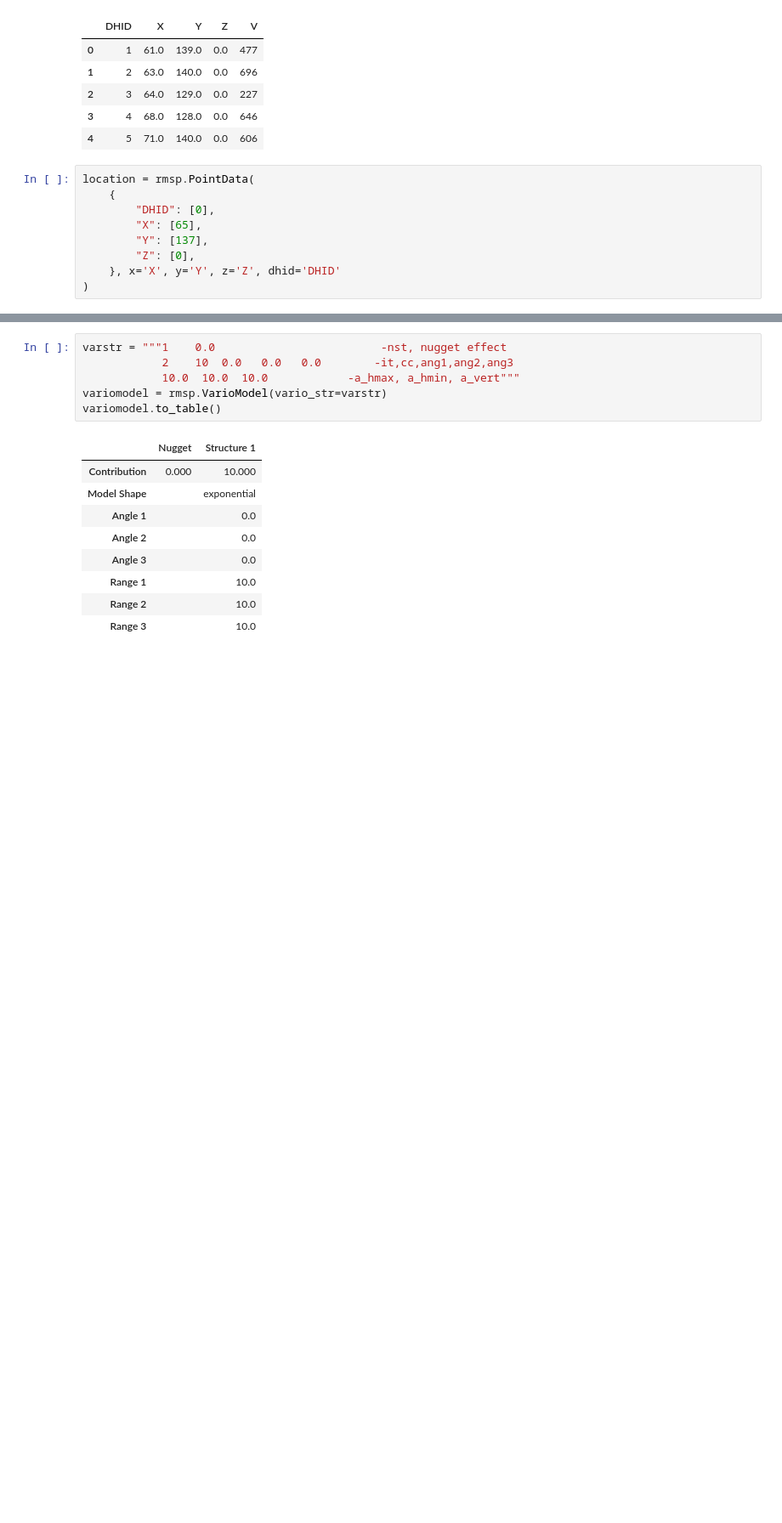
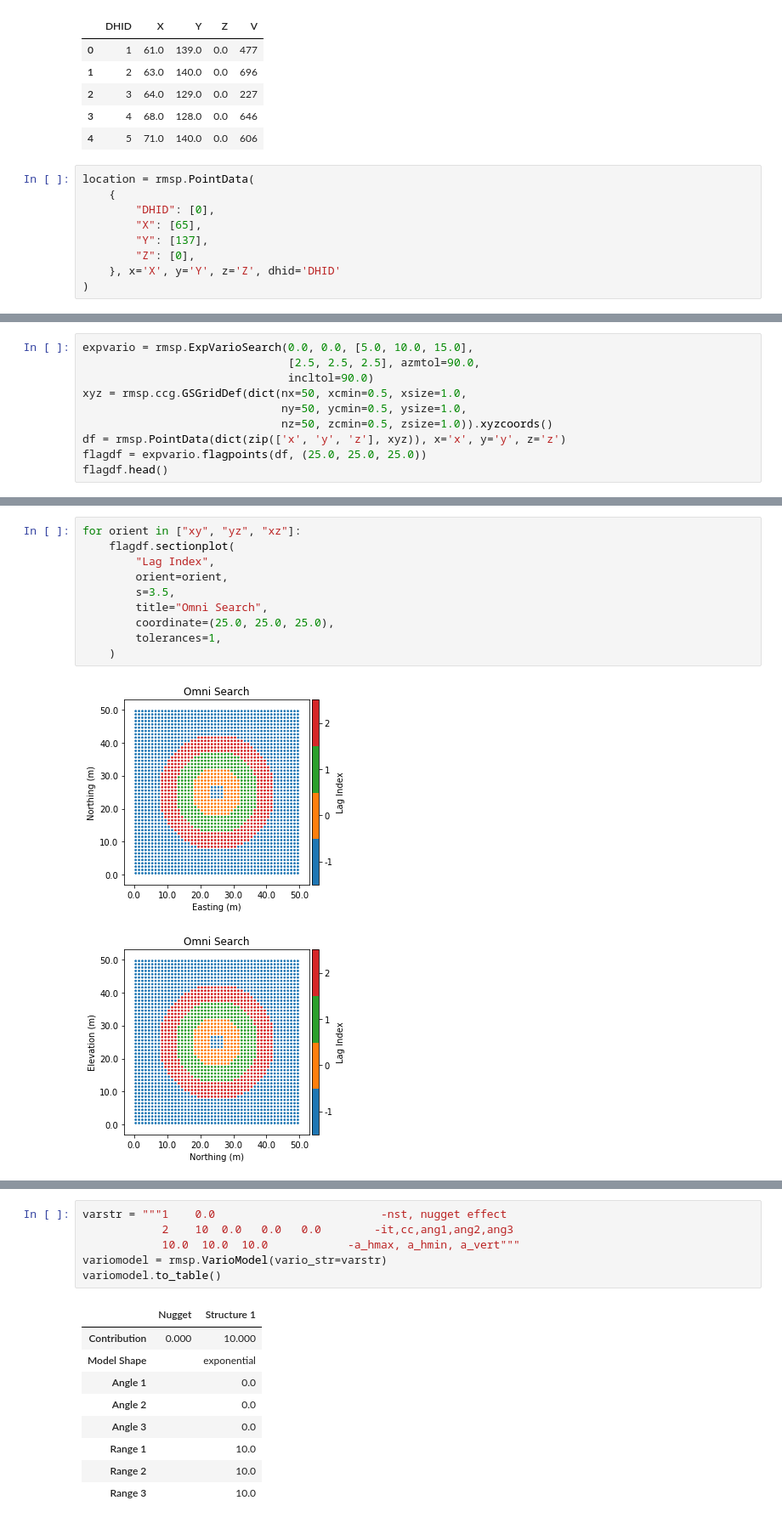
Before and after one commit to MHadavand/Lessons, a Jupyter notebook: Geostat/OK_Example.ipynb, the cells around one changed output, grey strips where cells are left out. Shown at 85% size. Saved outputs shown, nothing was run; the diff lists cells and outputs as text; blank space fills up the shorter version.

```diff
--- a/Geostat/OK_Example.ipynb
+++ b/Geostat/OK_Example.ipynb
@@ -57,0 +76,10 @@ location = rmsp.PointData(
+# %%
+expvario = rmsp.ExpVarioSearch(0.0, 0.0, [5.0, 10.0, 15.0],
+                               [2.5, 2.5, 2.5], azmtol=90.0,
+                               incltol=90.0)
+xyz = rmsp.ccg.GSGridDef(dict(nx=50, xcmin=0.5, xsize=1.0,
+                              ny=50, ycmin=0.5, ysize=1.0,
+                              nz=50, zcmin=0.5, zsize=1.0)).xyzcoords()
+df = rmsp.PointData(dict(zip(['x', 'y', 'z'], xyz)), x='x', y='y', z='z')
+flagdf = expvario.flagpoints(df, (25.0, 25.0, 25.0))
+flagdf.head()
@@ -57,0 +93,13 @@ location = rmsp.PointData(
+# %%
+for orient in ["xy", "yz", "xz"]:
+    flagdf.sectionplot(
+        "Lag Index",
+        orient=orient,
+        s=3.5,
+        title="Omni Search",
+        coordinate=(25.0, 25.0, 25.0),
+        tolerances=1,
+    )
+# %% [output]
+[figure, added]
+[figure, added]
```
Also changed, not shown: parts of 17 cells of this notebook.
